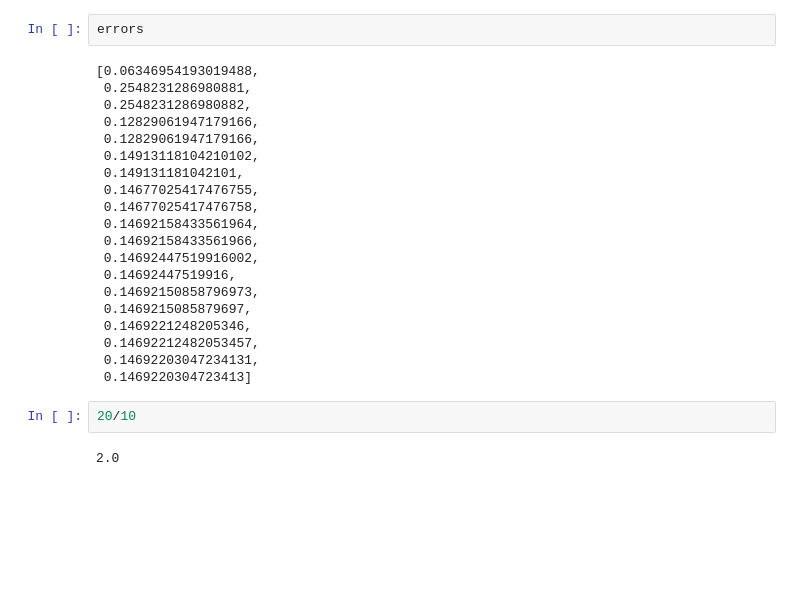
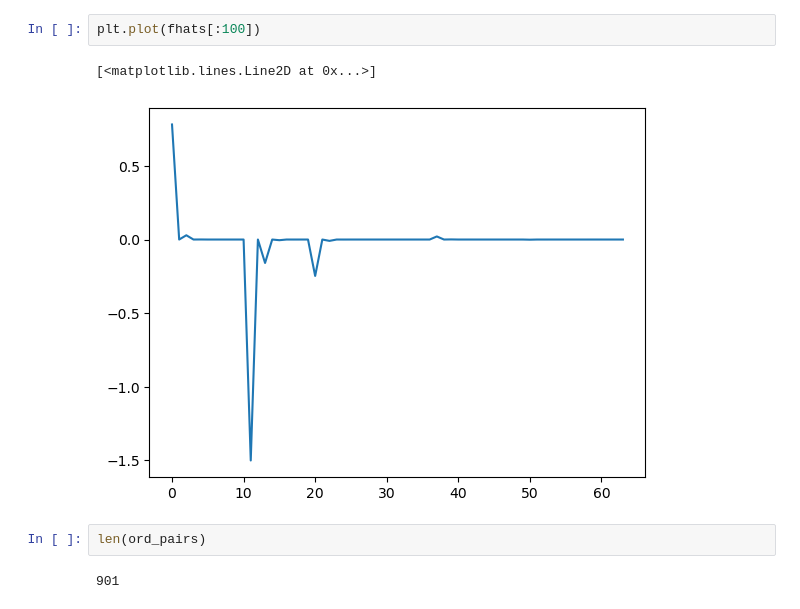
Before and after one commit to NiklasSchaaf/UQ_2023, a Jupyter notebook: homework_4/hw_nik.ipynb, the cells around one changed output. Saved outputs shown, nothing was run; the diff lists cells and outputs as text; blank space fills up the shorter version.

```diff
--- a/homework_4/hw_nik.ipynb
+++ b/homework_4/hw_nik.ipynb
@@ -264,26 +248,9 @@ Text(0, 0.5, 'error')
-# %%
-errors
-# %% [output]
-[0.06346954193019488,
- 0.2548231286980881,
- 0.2548231286980882,
- 0.12829061947179166,
- 0.12829061947179166,
- 0.14913118104210102,
- 0.149131181042101,
- 0.14677025417476755,
- 0.14677025417476758,
- 0.14692158433561964,
- 0.14692158433561966,
- 0.14692447519916002,
- 0.14692447519916,
- 0.14692150858796973,
- 0.1469215085879697,
- 0.1469221248205346,
- 0.14692212482053457,
- 0.14692203047234131,
- 0.1469220304723413]
-# %%
-20/10
-# %% [output]
-2.0
+# %%
+plt.plot(fhats[:100])
+# %% [output]
+[<matplotlib.lines.Line2D at 0x...>]
+[figure, added]
+# %%
+len(ord_pairs)
+# %% [output]
+901
```
Also changed, not shown: parts of 19 cells of this notebook, 1 other file.
